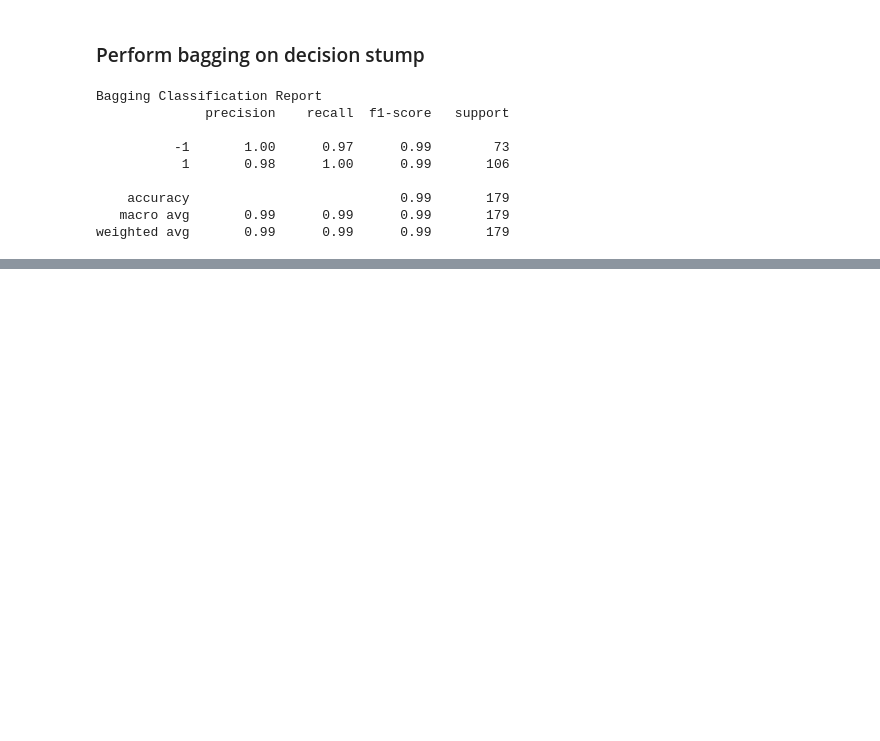
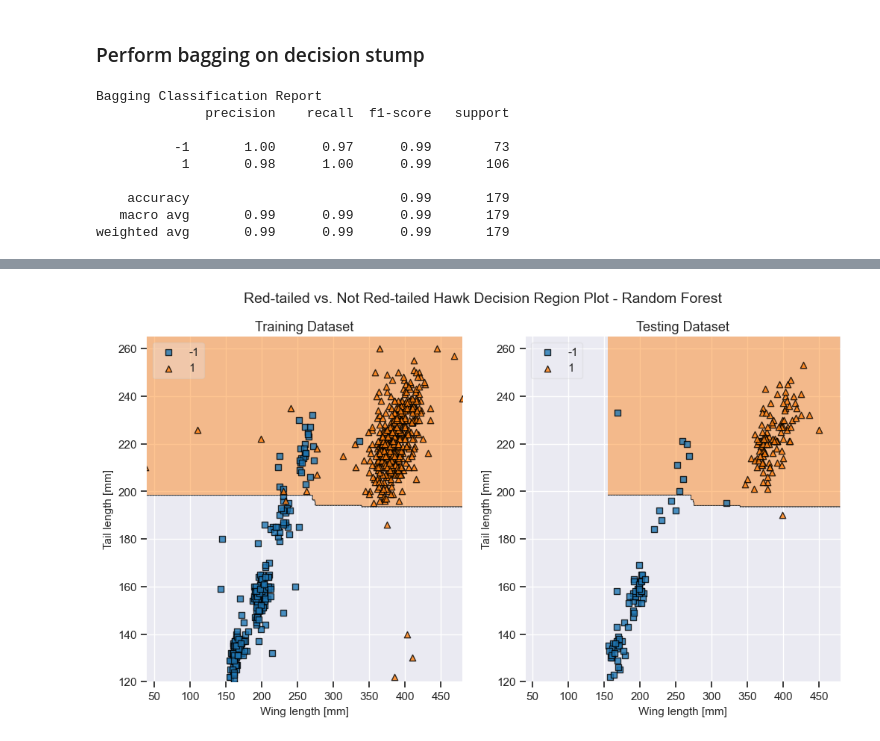
Before and after one commit to kary5678/INDE-577, a Jupyter notebook: supervised-learning/ensemble_methods/bagging/bagging.ipynb, the cells around one changed output, grey strips where cells are left out. Cells and saved outputs as stored; diff of their text form; code cells hidden in the pictures; blank space fills up the shorter version.

```diff
--- a/supervised-learning/ensemble_methods/bagging/bagging.ipynb
+++ b/supervised-learning/ensemble_methods/bagging/bagging.ipynb
@@ -169,0 +186,8 @@ plt.show()
+# %%
+forest_clf = RandomForestClassifier(max_depth = 1, n_estimators = 500,
+                                    bootstrap = True,
+                                    n_jobs = -1)
+forest_clf.fit(X_train, y_train)
+forest_y_pred = forest_clf.predict(X_test)
+print(f"Forest Classification Report")
+print(classification_report(y_test, forest_y_pred), "\n")
@@ -169,0 +208,6 @@ plt.show()
+# %%
+plot_binary_decision_regions(forest_clf)
+plt.suptitle("Red-tailed vs. Not Red-tailed Hawk Decision Region Plot - Random Forest", fontsize = 14)
+plt.show()
+# %% [output]
+[figure, added]
```
Also changed, not shown: parts of 18 cells of this notebook.
